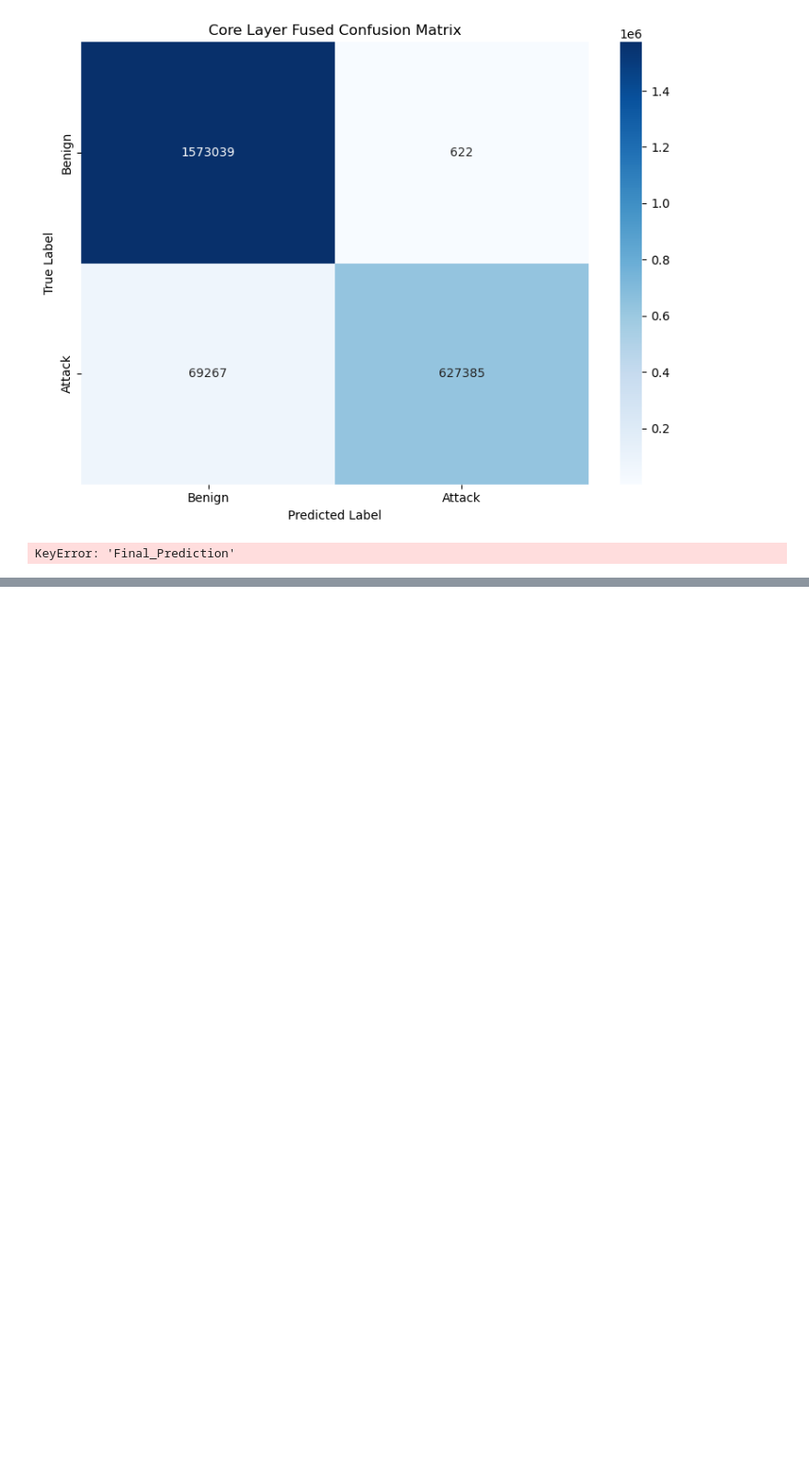
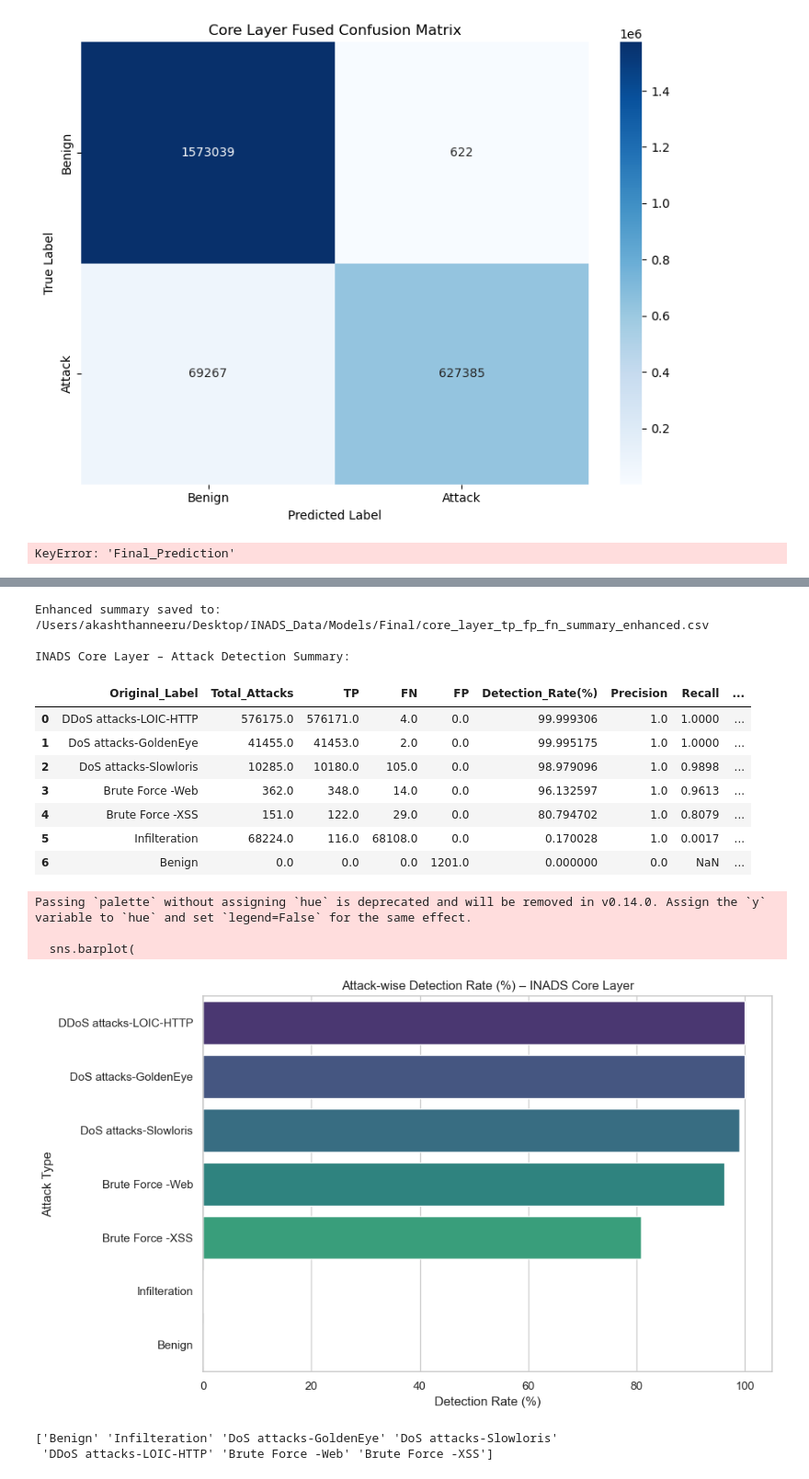
Before and after one commit to Vardhan-225/INADS, a Jupyter notebook: Notebooks/Revised Approach/Core_Layer.ipynb, the cells around one changed output, grey strips where cells are left out. Shown at 92% size. Drawn from its saved outputs; the diff is of its cells as text; code cells hidden in the pictures; blank space fills up the shorter version.

```diff
--- a/Notebooks/Revised Approach/Core_Layer.ipynb
+++ b/Notebooks/Revised Approach/Core_Layer.ipynb
@@ -732,0 +1316,66 @@ KeyError: 'Final_Prediction'
+# %%
+import pandas as pd
+import seaborn as sns
+import matplotlib.pyplot as plt
+
+# Load base summary
+summary_path = "/Users/akashthanneeru/Desktop/INADS_Data/Models/Final/core_layer_tp_fp_fn_summary.csv"
+df = pd.read_csv(summary_path)
+
+# Rename columns to avoid space-based duplicates
+df.rename(columns={
+    "Total Attacks": "Total_Attacks",
+    "Detection Rate (%)": "Detection_Rate(%)"
+}, inplace=True)
+
+# Compute additional metrics safely
+df["Precision"] = (df["TP"] / (df["TP"] + df["FP"])).round(4)
+df["Recall"] = (df["TP"] / (df["TP"] + df["FN"])).round(4)
+df["F1_Score"] = (2 * df["Precision"] * df["Recall"] / (df["Precision"] + df["Recall"])).round(4)
+df["False_Positive_Rate(%)"] = ((df["FP"] / (df["TP"] + df["FP"])) * 100).round(2)
+
+# Save enhanced version
+enhanced_path = "/Users/akashthanneeru/Desktop/INADS_Data/Models/Final/core_layer_tp_fp_fn_summary_enhanced.csv"
+df.to_csv(enhanced_path, index=False)
+print(f"\nEnhanced summary saved to: {enhanced_path}")
+
+# Display selected metrics
+print("\nINADS Core Layer – Attack Detection Summary:\n")
+display(df[[
+    "Original_Label", "Total_Attacks", "TP", "FN", "FP", "Detection_Rate(%)",
+    "Precision", "Recall", "F1_Score", "False_Positive_Rate(%)"
+]])
+
+# Optional: Horizontal barplot
+plt.figure(figsize=(10, 6))
+sns.barplot(
+    data=df.sort_values("Detection_Rate(%)", ascending=False),
+    x="Detection_Rate(%)", y="Original_Label", palette="viridis"
+)
+plt.title("Attack-wise Detection Rate (%) – INADS Core Layer")
+plt.xlabel("Detection Rate (%)")
+plt.ylabel("Attack Type")
+plt.tight_layout()
+plt.savefig("/Users/akashthanneeru/Desktop/INADS_Data/Models/Final/core_layer_attackwise_barplot.png")
+plt.show()
+# %% [output]
+Enhanced summary saved to: /Users/akashthanneeru/Desktop/INADS_Data/Models/Final/core_layer_tp_fp_fn_summary_enhanced.csv
+
+INADS Core Layer – Attack Detection Summary:
+|  | Original_Label | Total_Attacks | TP | FN | FP | Detection_Rate(%) | Precision | Recall | ... |
+| 0 | DDoS attacks-LOIC-HTTP | 576175.0 | 576171.0 | 4.0 | 0.0 | 99.999306 | 1.0 | 1.0000 | ... |
+| 1 | DoS attacks-GoldenEye | 41455.0 | 41453.0 | 2.0 | 0.0 | 99.995175 | 1.0 | 1.0000 | ... |
+| 2 | DoS attacks-Slowloris | 10285.0 | 10180.0 | 105.0 | 0.0 | 98.979096 | 1.0 | 0.9898 | ... |
+| 3 | Brute Force -Web | 362.0 | 348.0 | 14.0 | 0.0 | 96.132597 | 1.0 | 0.9613 | ... |
+| 4 | Brute Force -XSS | 151.0 | 122.0 | 29.0 | 0.0 | 80.794702 | 1.0 | 0.8079 | ... |
+| 5 | Infilteration | 68224.0 | 116.0 | 68108.0 | 0.0 | 0.170028 | 1.0 | 0.0017 | ... |
+| 6 | Benign | 0.0 | 0.0 | 0.0 | 1201.0 | 0.000000 | 0.0 | NaN | ... |
+Passing `palette` without assigning `hue` is deprecated and will be removed in v0.14.0. Assign the `y` variable to `hue` and set `legend=False` for the same effect.
+
+  sns.barplot(
+[figure, added]
+# %%
+print(results_df["Original_Label"].unique())
+# %% [output]
+['Benign' 'Infilteration' 'DoS attacks-GoldenEye' 'DoS attacks-Slowloris'
+ 'DDoS attacks-LOIC-HTTP' 'Brute Force -Web' 'Brute Force -XSS']
```
Also changed, not shown: parts of 14 cells of this notebook, 9 other files.
